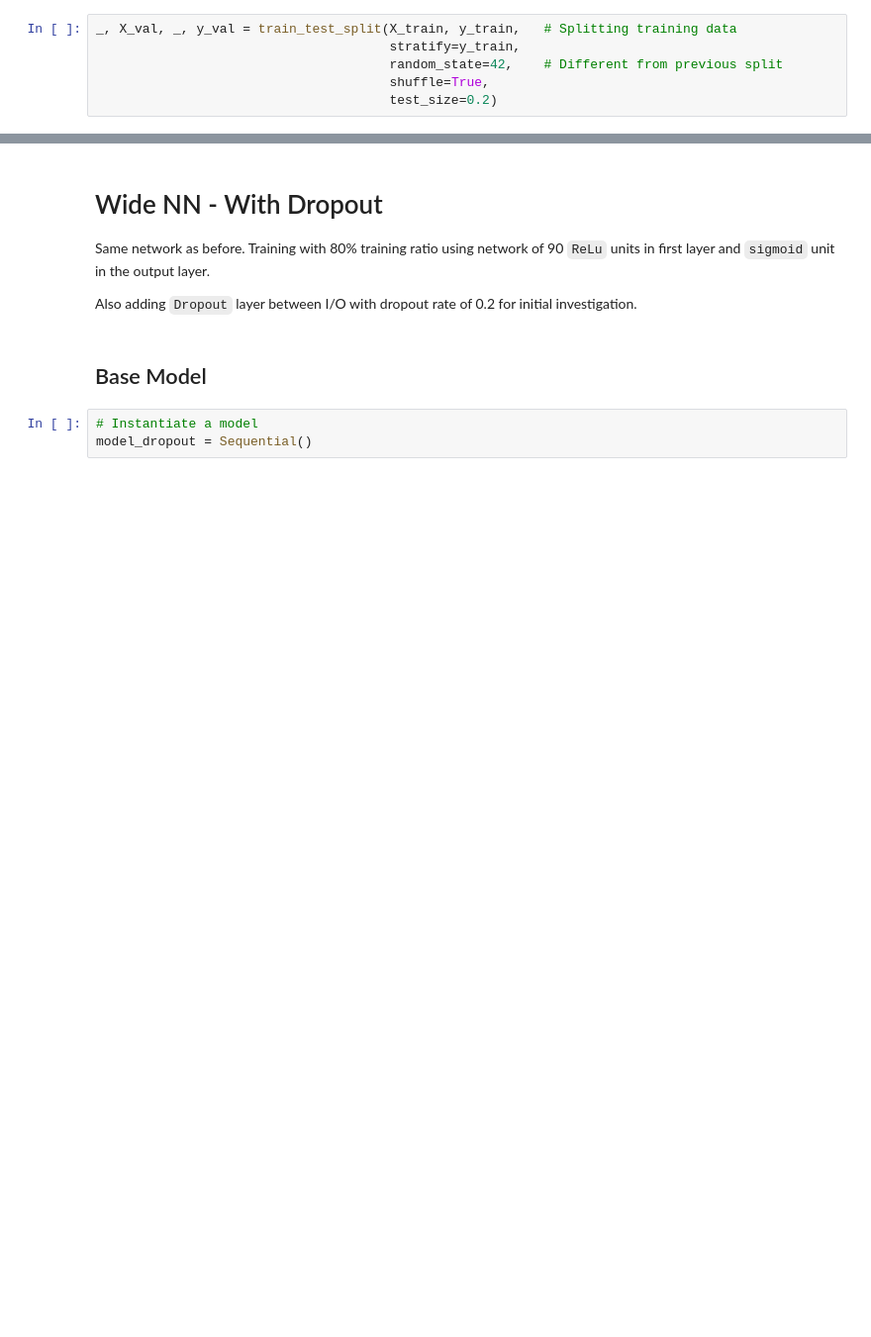
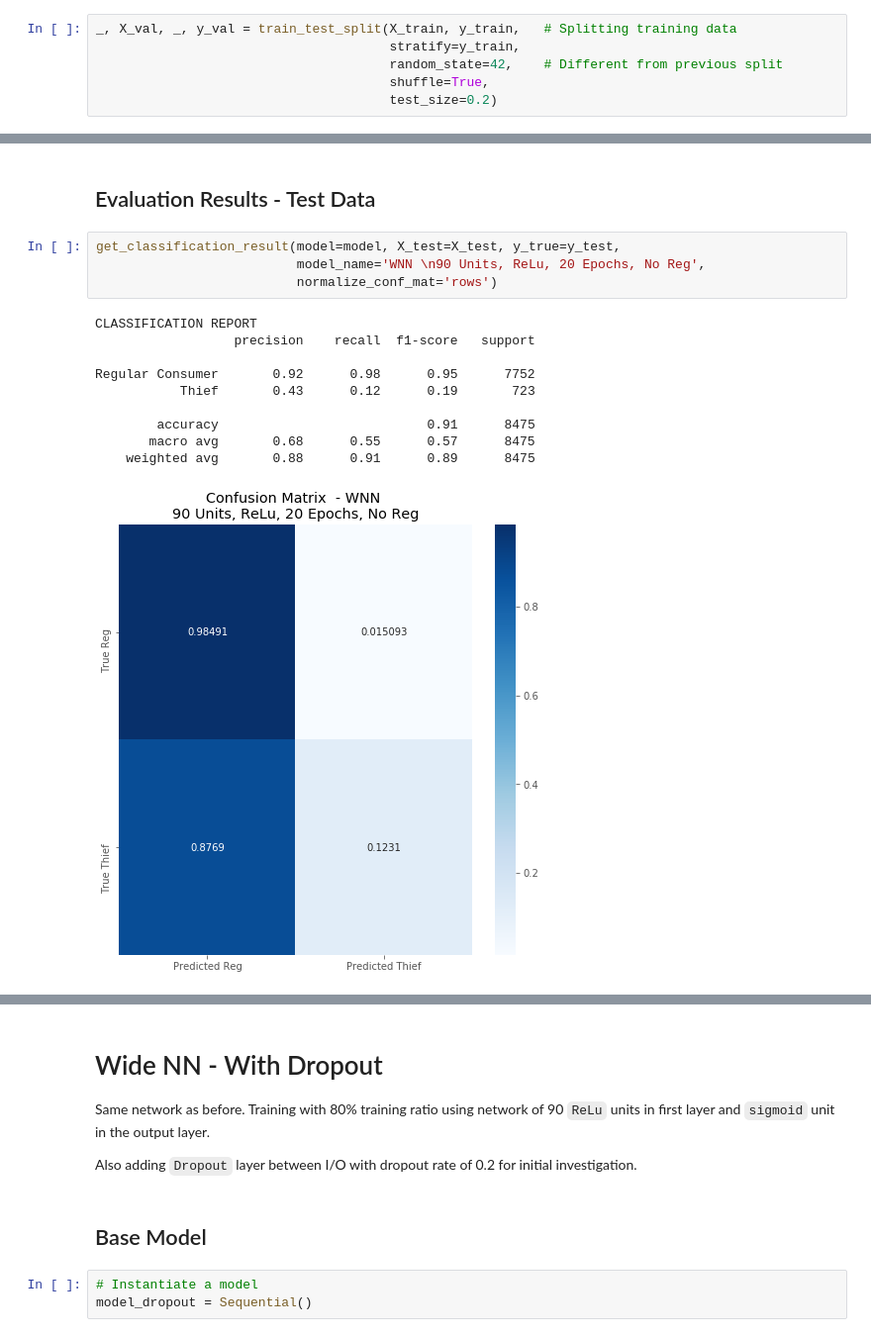
Before and after one commit to SMS-NED16/FYP-DL, a Jupyter notebook: fyp-assignments/06_Deep_Learning_Models/03_WNN_Zheng.ipynb, the cells around one changed output, grey strips where cells are left out. Shown at 99% size. Cells and saved outputs as stored; diff of their text form; blank space fills up the shorter version.

```diff
--- a/fyp-assignments/06_Deep_Learning_Models/03_WNN_Zheng.ipynb
+++ b/fyp-assignments/06_Deep_Learning_Models/03_WNN_Zheng.ipynb
@@ -362,0 +358,17 @@ ROC CURVE
+# %% [markdown]
+## Evaluation Results - Test Data
+# %%
+get_classification_result(model=model, X_test=X_test, y_true=y_test,
+                          model_name='WNN \n90 Units, ReLu, 20 Epochs, No Reg',
+                          normalize_conf_mat='rows')
+# %% [output]
+CLASSIFICATION REPORT
+                  precision    recall  f1-score   support
+
+Regular Consumer       0.92      0.98      0.95      7752
+           Thief       0.43      0.12      0.19       723
+
+        accuracy                           0.91      8475
+       macro avg       0.68      0.55      0.57      8475
+    weighted avg       0.88      0.91      0.89      8475
+[figure, added]
```
Also changed, not shown: parts of 9 cells of this notebook.
